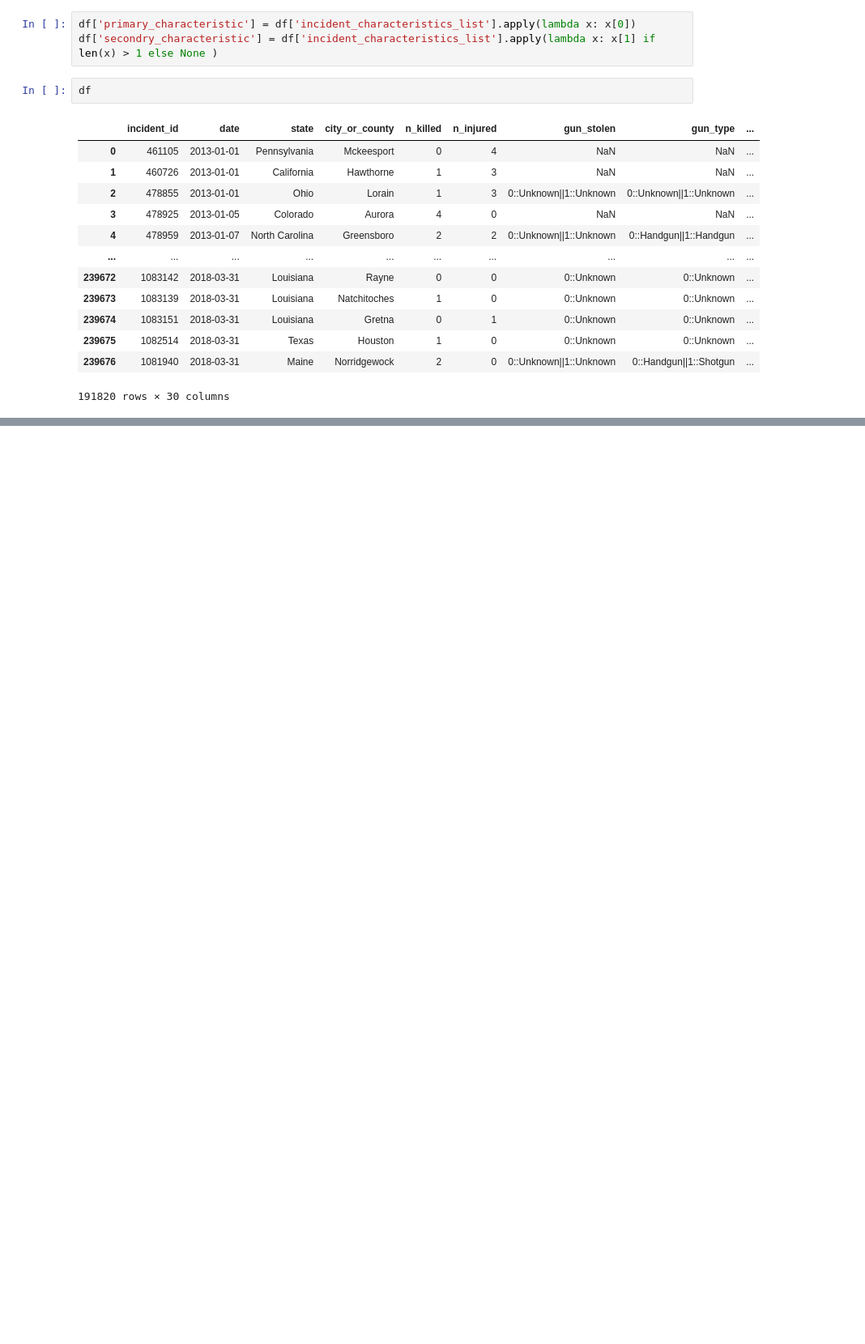
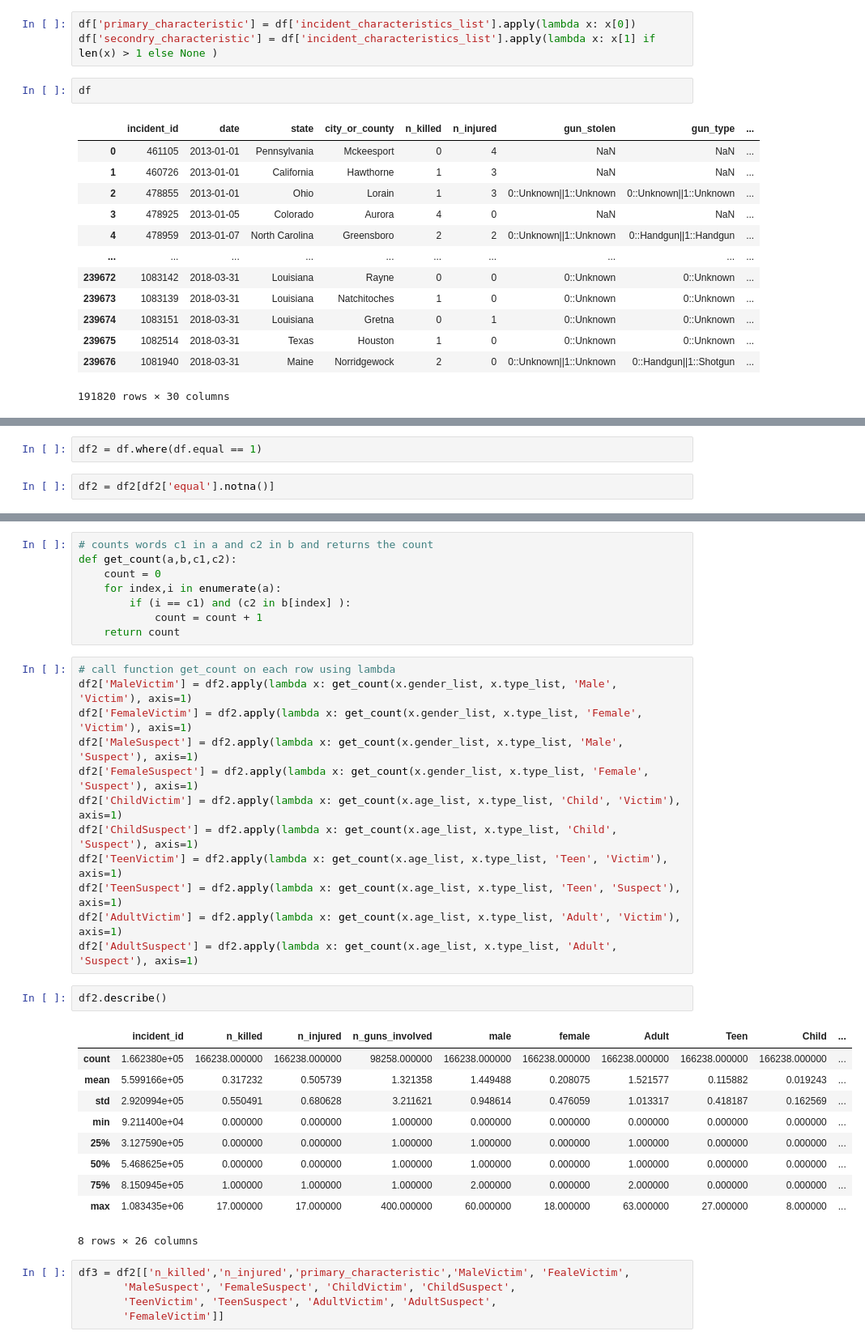
Before and after one commit to ErfanFaneian/580_final, a Jupyter notebook: gun_violance_testing.ipynb, the cells around one changed output, grey strips where cells are left out. Shown at 81% size. Drawn from its saved outputs; the diff is of its cells as text; blank space fills up the shorter version.

```diff
--- a/gun_violance_testing.ipynb
+++ b/gun_violance_testing.ipynb
@@ -254,0 +311,4 @@ female Dependent (reject H0)
+# %%
+df2 = df.where(df.equal == 1)
+# %%
+df2 = df2[df2['equal'].notna()]
@@ -254,0 +325,38 @@ female Dependent (reject H0)
+# %%
+# counts words c1 in a and c2 in b and returns the count
+def get_count(a,b,c1,c2):
+    count = 0
+    for index,i in enumerate(a):
+        if (i == c1) and (c2 in b[index] ):
+            count = count + 1
+    return count
+# %%
+# call function get_count on each row using lambda
+df2['MaleVictim'] = df2.apply(lambda x: get_count(x.gender_list, x.type_list, 'Male', 'Victim'), axis=1)
+df2['FemaleVictim'] = df2.apply(lambda x: get_count(x.gender_list, x.type_list, 'Female', 'Victim'), axis=1)
+df2['MaleSuspect'] = df2.apply(lambda x: get_count(x.gender_list, x.type_list, 'Male', 'Suspect'), axis=1)
+df2['FemaleSuspect'] = df2.apply(lambda x: get_count(x.gender_list, x.type_list, 'Female', 'Suspect'), axis=1)
+df2['ChildVictim'] = df2.apply(lambda x: get_count(x.age_list, x.type_list, 'Child', 'Victim'), axis=1)
+df2['ChildSuspect'] = df2.apply(lambda x: get_count(x.age_list, x.type_list, 'Child', 'Suspect'), axis=1)
+df2['TeenVictim'] = df2.apply(lambda x: get_count(x.age_list, x.type_list, 'Teen', 'Victim'), axis=1)
+df2['TeenSuspect'] = df2.apply(lambda x: get_count(x.age_list, x.type_list, 'Teen', 'Suspect'), axis=1)
+df2['AdultVictim'] = df2.apply(lambda x: get_count(x.age_list, x.type_list, 'Adult', 'Victim'), axis=1)
+df2['AdultSuspect'] = df2.apply(lambda x: get_count(x.age_list, x.type_list, 'Adult', 'Suspect'), axis=1)
+# %%
+df2.describe()
+# %% [output]
+|  | incident_id | n_killed | n_injured | n_guns_involved | male | female | Adult | Teen | Child | ... |
+| count | 1.662380e+05 | 166238.000000 | 166238.000000 | 98258.000000 | 166238.000000 | 166238.000000 | 166238.000000 | 166238.000000 | 166238.000000 | ... |
+| mean | 5.599166e+05 | 0.317232 | 0.505739 | 1.321358 | 1.449488 | 0.208075 | 1.521577 | 0.115882 | 0.019243 | ... |
+| std | 2.920994e+05 | 0.550491 | 0.680628 | 3.211621 | 0.948614 | 0.476059 | 1.013317 | 0.418187 | 0.162569 | ... |
+| min | 9.211400e+04 | 0.000000 | 0.000000 | 1.000000 | 0.000000 | 0.000000 | 0.000000 | 0.000000 | 0.000000 | ... |
+| 25% | 3.127590e+05 | 0.000000 | 0.000000 | 1.000000 | 1.000000 | 0.000000 | 1.000000 | 0.000000 | 0.000000 | ... |
+| 50% | 5.468625e+05 | 0.000000 | 0.000000 | 1.000000 | 1.000000 | 0.000000 | 1.000000 | 0.000000 | 0.000000 | ... |
+| 75% | 8.150945e+05 | 1.000000 | 1.000000 | 1.000000 | 2.000000 | 0.000000 | 2.000000 | 0.000000 | 0.000000 | ... |
+| max | 1.083435e+06 | 17.000000 | 17.000000 | 400.000000 | 60.000000 | 18.000000 | 63.000000 | 27.000000 | 8.000000 | ... |
+8 rows × 26 columns
+# %%
+df3 = df2[['n_killed','n_injured','primary_characteristic','MaleVictim', 'FealeVictim',
+       'MaleSuspect', 'FemaleSuspect', 'ChildVictim', 'ChildSuspect',
+       'TeenVictim', 'TeenSuspect', 'AdultVictim', 'AdultSuspect',
+       'FemaleVictim']]
```
Also changed, not shown: parts of 30 cells of this notebook.
